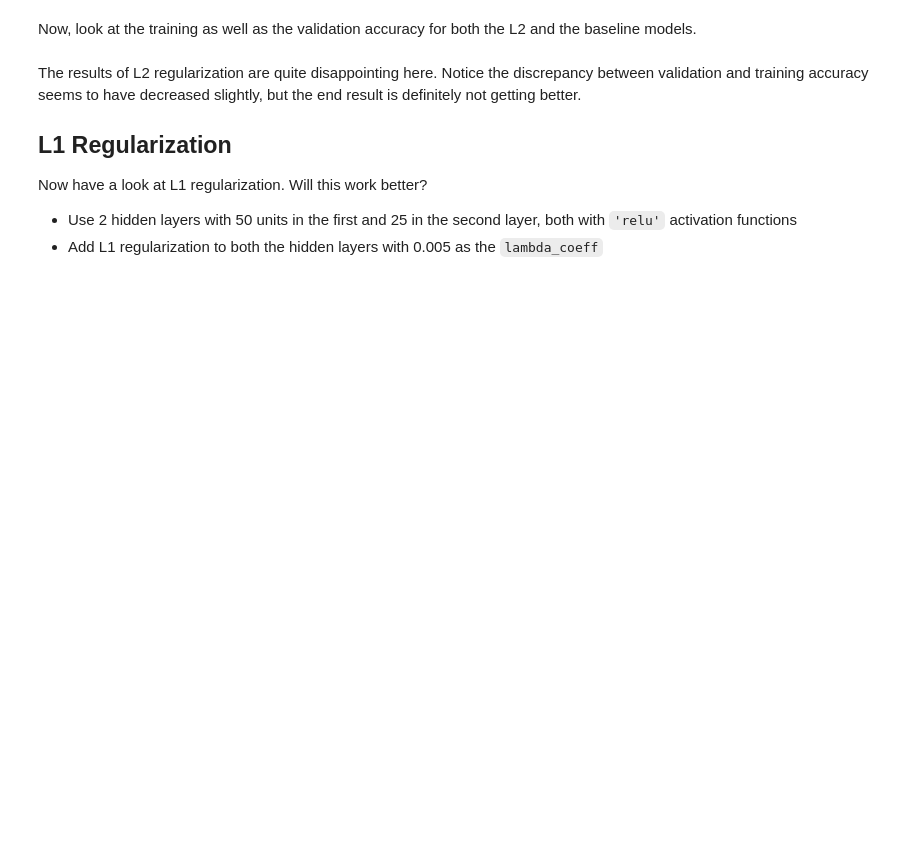
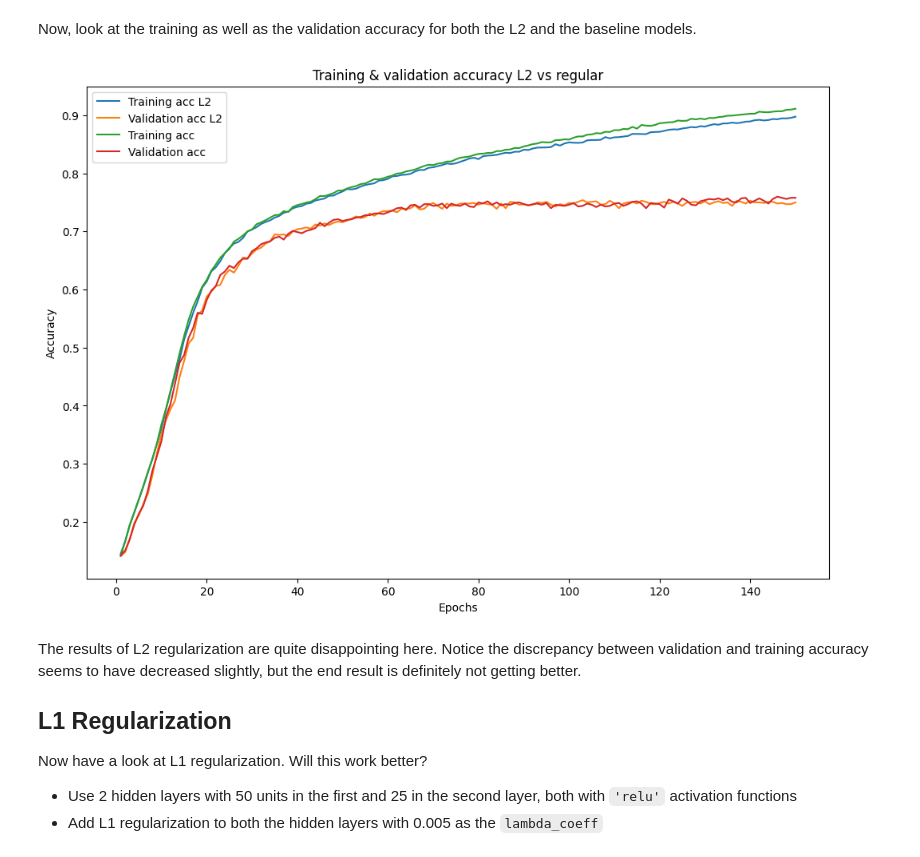
Before and after one commit to dev-ezzy/dsc-tuning-neural-networks-with-regularization-lab-v2-1, a Jupyter notebook: index.ipynb, the cells around one changed output. Cells and saved outputs as stored; diff of their text form; code cells hidden in the pictures; blank space fills up the shorter version.

```diff
--- a/index.ipynb
+++ b/index.ipynb
@@ -367,23 +367,24 @@ First, take a look at L2 regularization. Keras makes L2 regularization easy. Sim
 - Add L2 regularization to both the hidden layers with 0.005 as the `lambda_coeff`
 # %%
 # Import regularizers
-
+from keras import regularizers
 random.seed(123)
 L2_model = models.Sequential()
 
 # Add the input and first hidden layer
-
+L2_model.add(layers.Dense(50, activation= "relu", kernel_regularizer= regularizers.l2(0.005),
+                        input_shape = (2000, )))
 
 # Add another hidden layer
-
+L2_model.add(layers.Dense(25, activation= "relu", kernel_regularizer= regularizers.l2(0.005)))
 
 # Add an output layer
 L2_model.add(layers.Dense(7, activation='softmax'))
 
 # Compile the model
 L2_model.compile(optimizer='SGD',
-                 loss='categorical_crossentropy',
-                 metrics=['acc'])
+                loss='categorical_crossentropy',
+                metrics=['acc'])
 
 # Train the model
 L2_model_val = L2_model.fit(X_train_tokens,
@@ -396,24 +415,26 @@ Now, look at the training as well as the validation accuracy for both the L2 and
 # %%
 # L2 model details
 L2_model_dict = L2_model_val.history
 L2_acc_values = L2_model_dict['acc']
 L2_val_acc_values = L2_model_dict['val_acc']
 
 # Baseline model
-baseline_model_acc = baseline_model_val_dict['acc']
-baseline_model_val_acc = baseline_model_val_dict['val_acc']
+baseline_model_acc = baseline_model_val_dict['accuracy']
+baseline_model_val_acc = baseline_model_val_dict['val_accuracy']
 
 # Plot the accuracy for these models
 fig, ax = plt.subplots(figsize=(12, 8))
-epochs = range(1, len(acc_values) + 1)
+epochs = range(1, len(accuracy_values) + 1)
 ax.plot(epochs, L2_acc_values, label='Training acc L2')
 ax.plot(epochs, L2_val_acc_values, label='Validation acc L2')
 ax.plot(epochs, baseline_model_acc, label='Training acc')
 ax.plot(epochs, baseline_model_val_acc, label='Validation acc')
 ax.set_title('Training & validation accuracy L2 vs regular')
 ax.set_xlabel('Epochs')
 ax.set_ylabel('Accuracy')
 ax.legend();
+# %% [output]
+[figure, added]
 # %% [markdown]
 The results of L2 regularization are quite disappointing here. Notice the discrepancy between validation and training accuracy seems to have decreased slightly, but the end result is definitely not getting better.
 
```
Also changed, not shown: parts of 3 cells of this notebook.
